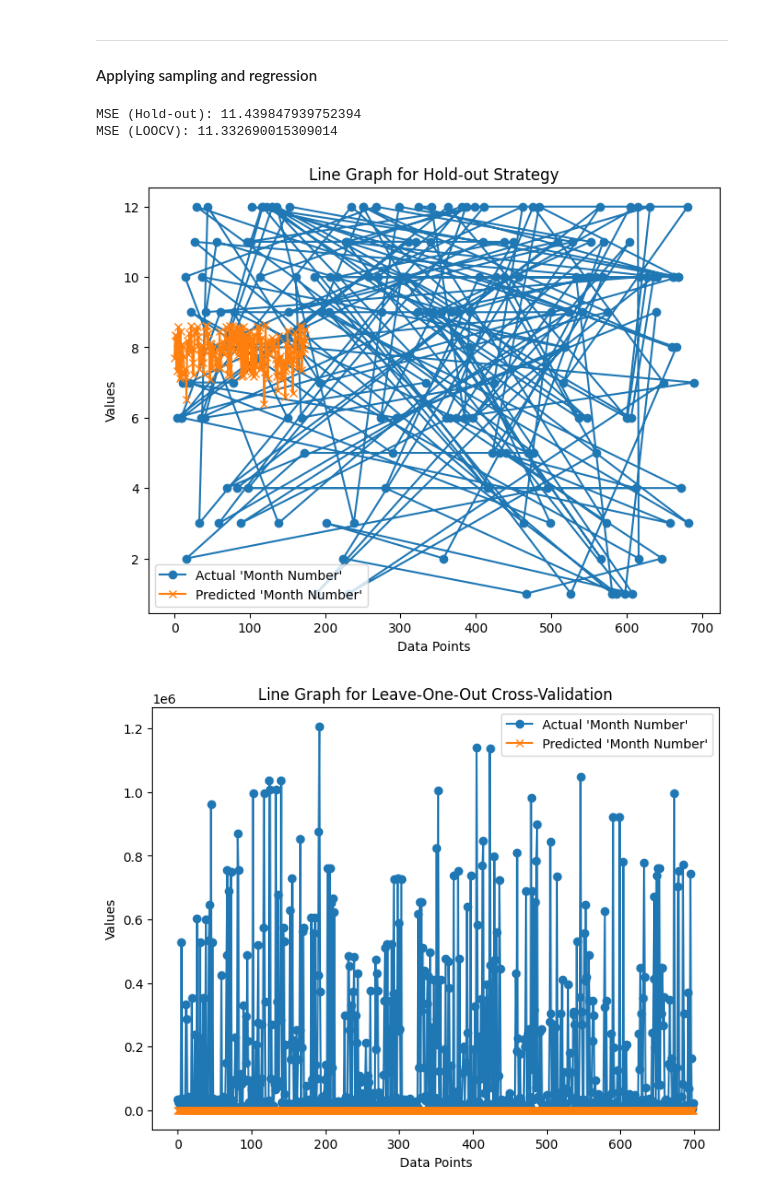
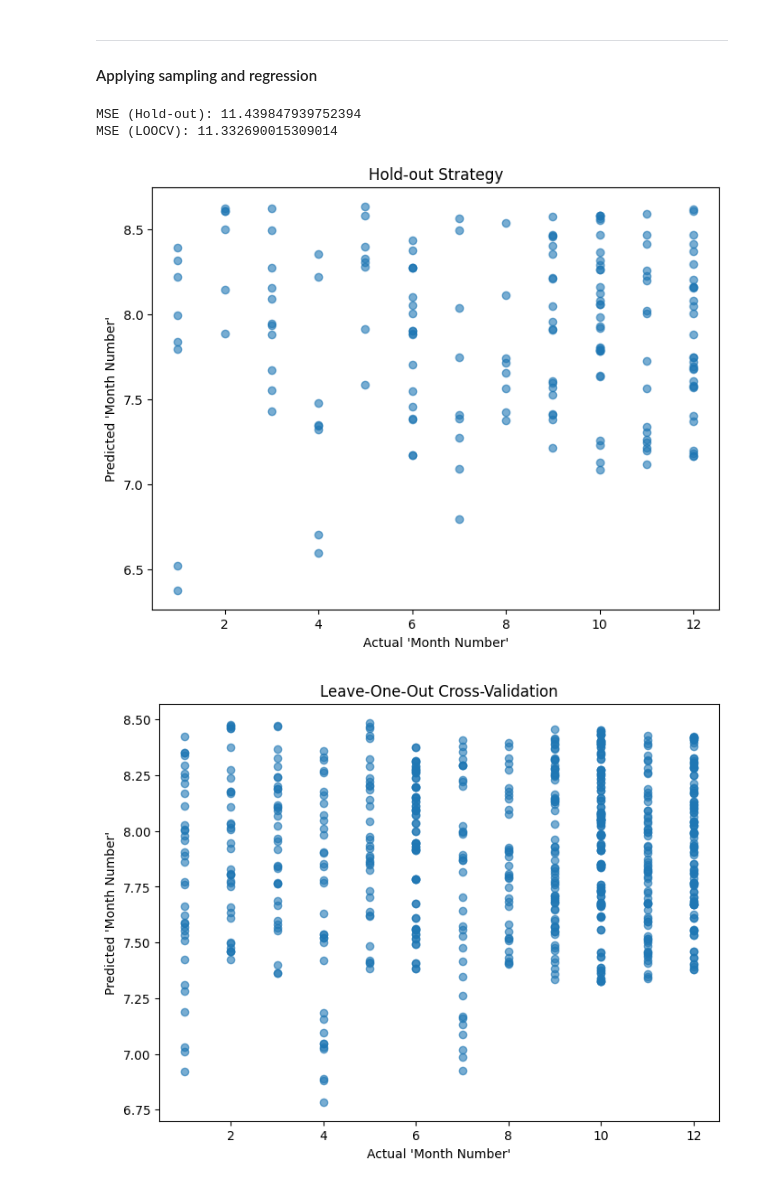
Before and after one commit to AdityaHegde712/ML-Lab, a Jupyter notebook: Lab2/21WU0101053_Aditya_Hegde_MLlab2.ipynb, the cells around one changed output. Drawn from its saved outputs; the diff is of its cells as text; code cells hidden in the pictures.

```diff
--- a/Lab2/21WU0101053_Aditya_Hegde_MLlab2.ipynb
+++ b/Lab2/21WU0101053_Aditya_Hegde_MLlab2.ipynb
@@ -392,69 +367,65 @@ plt.show()
 -------------------------------------------------------------
 #### Feature scaling before regression
 # %%
-# Define the new minimum and maximum values for scaling (0 and 1000)
+# Define the new minimum and maximum values for scaling (0 and 12)
 new_min = 0
-new_max = 15
+new_max = 12
 
 # Calculate the current minimum and maximum values for 'Units Sold' and 'Sale Price'
-units_sold_min = financial_df['Units Sold'].min()
-units_sold_max = financial_df['Units Sold'].max()
+min_u = financial_df['Units Sold'].min()
+max_u = financial_df['Units Sold'].max()
 
-sale_price_min = financial_df['Month Number'].min()
-sale_price_max = financial_df['Month Number'].max()
+min_sp = financial_df['Month Number'].min()
+max_sp = financial_df['Month Number'].max()
 
 # Perform Min-Max scaling for 'Units Sold'
-financial_df['Units Sold Scaled'] = ((financial_df['Units Sold'] - units_sold_min) * (new_max - new_min) / (units_sold_max - units_sold_min)) + new_min
+financial_df['Units Sold Scaled'] = ((financial_df['Units Sold'] - min_u) * (new_max - new_min) / (max_u - min_u)) + new_min
 
 # Perform Min-Max scaling for 'Sale Price'
-financial_df['Month Number Scaled'] = ((financial_df['Month Number'] - sale_price_min) * (new_max - new_min) / (sale_price_max - sale_price_min)) + new_min
+financial_df['Month Number Scaled'] = ((financial_df['Month Number'] - min_sp) * (new_max - new_min) / (max_sp - min_sp)) + new_min
 # %% [markdown]
 -------------------------------------------------------------
 #### Applying sampling and regression
 # %%
 # Step 1: Splitting the data into train and test sets using hold-out strategy
 x_train, x_test, y_train, y_test = train_test_split(
     financial_df[['Units Sold']], financial_df['Month Number'], test_size=0.25, random_state=12)
 
 # Create and fit the Linear Regression model
 reg_model = LinearRegression()
 reg_model.fit(x_train, y_train)
 
 # Predict on the test set
 y_pred = reg_model.predict(x_test)
 
 # Calculate Mean Squared Error (MSE) for hold-out strategy
-mse_hold_out = mean_squared_error(y_test, y_pred)
-print("MSE (Hold-out):", mse_hold_out)
+hold_out_error = mean_squared_error(y_test, y_pred)
+print("MSE (Hold-out):", hold_out_error)
 
 # Perform Leave-One-Out Cross-Validation (LOOCV)
 loo = LeaveOneOut()
 y_pred_loocv = cross_val_predict(reg_model, financial_df[['Units Sold']], financial_df['Month Number'], cv=loo)
 mse_loocv = mean_squared_error(financial_df['Month Number'], y_pred_loocv)
 print("MSE (LOOCV):", mse_loocv)
 
+
 # Scatter plot for Hold-out strategy
 plt.figure(figsize=(8, 6))
-plt.plot(y_test, label="Actual 'Month Number'", marker='o')
-plt.plot(y_pred, label="Predicted 'Month Number'", marker='x')
-plt.xlabel("Data Points")
-plt.ylabel("Values")
-plt.title("Line Graph for Hold-out Strategy")
-plt.legend()
+plt.scatter(y_test, y_pred, alpha=0.6)
+plt.xlabel("Actual 'Month Number'")
+plt.ylabel("Predicted 'Month Number'")
+plt.title("Hold-out Strategy")
 plt.show()
-
 
 # Scatter plot for LOOCV
 plt.figure(figsize=(8, 6))
-plt.plot(financial_df['Gross Sales'], label="Actual 'Month Number'", marker='o')
-plt.plot(y_pred_loocv, label="Predicted 'Month Number'", marker='x')
-plt.xlabel("Data Points")
-plt.ylabel("Values")
-plt.title("Line Graph for Leave-One-Out Cross-Validation")
-plt.legend()
+plt.scatter(financial_df['Month Number'], y_pred_loocv, alpha=0.6)
+plt.xlabel("Actual 'Month Number'")
+plt.ylabel("Predicted 'Month Number'")
+plt.title("Leave-One-Out Cross-Validation")
 plt.show()
 # %% [output]
 MSE (Hold-out): 11.439847939752394
 MSE (LOOCV): 11.332690015309014
-[figure, old version]
+[figure, new version]
-[figure, old version]
+[figure, new version]
```
Also changed, not shown: parts of 2 cells of this notebook, 2 other files.
